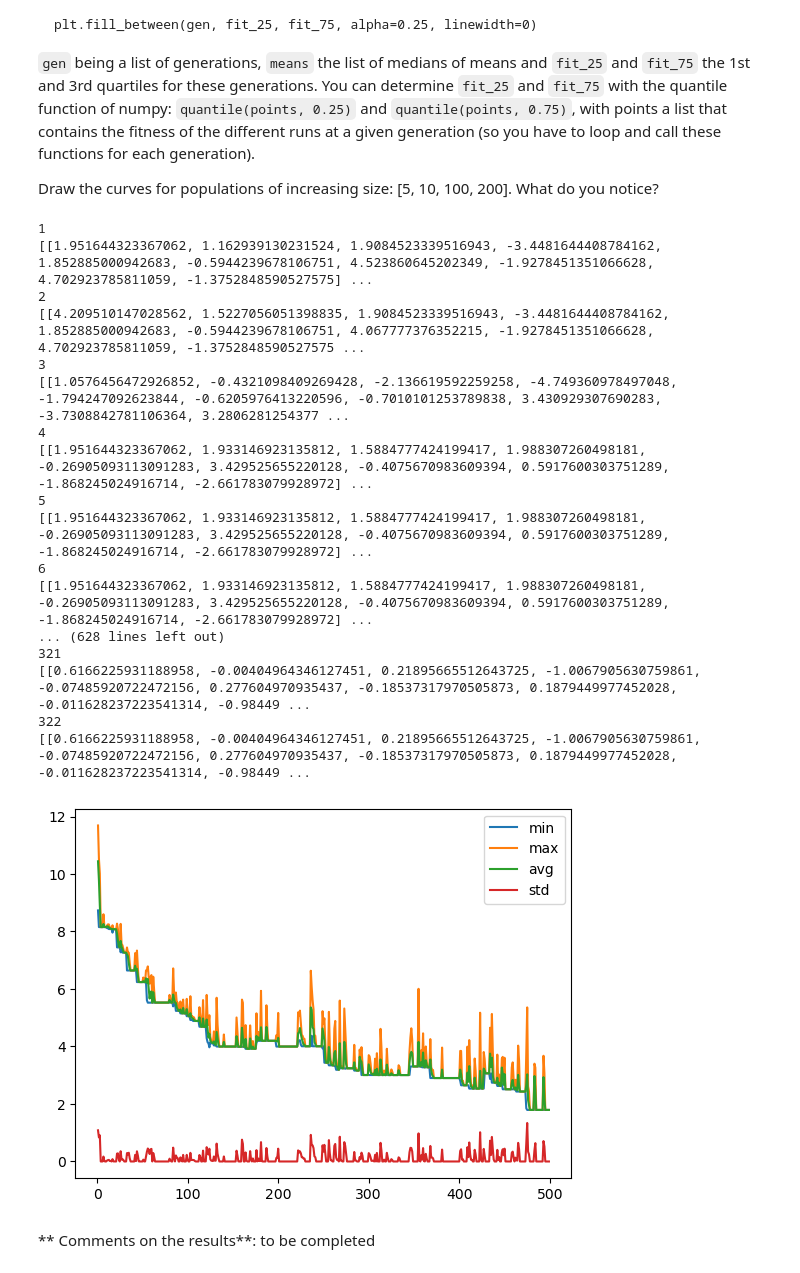
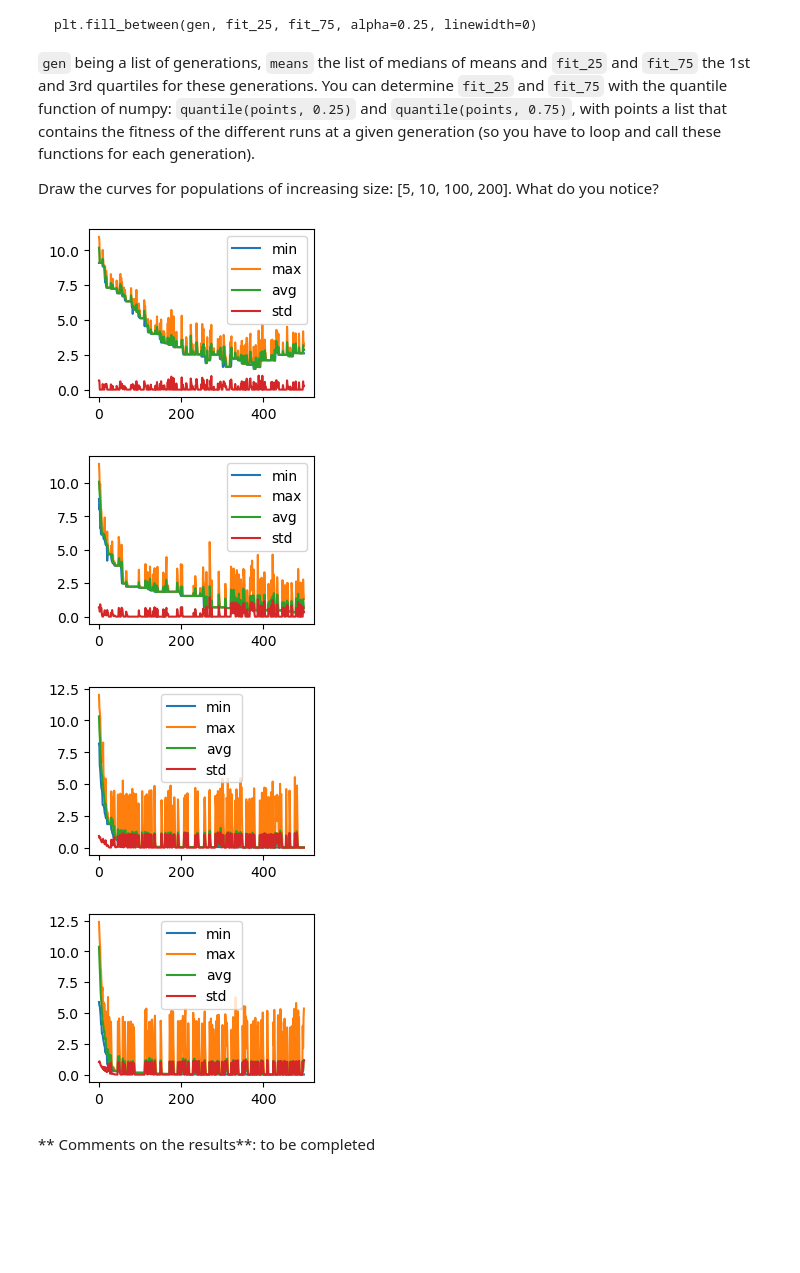
Before and after one commit to islemkobbi/M2-ISI, a Jupyter notebook: AI ROB/Eng_Enonce_2022.ipynb, the cells around one changed output. Saved outputs shown, nothing was run; the diff lists cells and outputs as text; code cells hidden in the pictures; blank space fills up the shorter version.

```diff
--- a/AI ROB/Eng_Enonce_2022.ipynb
+++ b/AI ROB/Eng_Enonce_2022.ipynb
@@ -217,44 +214,33 @@ def ackley(individual):
 # %%
 # Insert here the code to call your algorithm and draw the result curves
 
 pop_size = [5, 10, 100, 200]
 nbgen = 500 # Insert here the code to call your algorithm and draw the result curves
 ind_size = 10
 nbrun = 10
 
-pop, hof, logbook = ea_simple(pop_size[0], nbgen, ackley, ind_size)
+for i in range(4) :
 
-## to complete, don't forget to put some comments on the results in the next cell
-print("\n")
+    pop, hof, logbook = ea_simple(pop_size[i], nbgen, ackley, ind_size)
 
-gen_array = [data['gen'] for data in logbook]
-min_array = [data['min'] for data in logbook]
-max_array = [data['max'] for data in logbook]
-avg_array = [data['avg'] for data in logbook]
-std_array = [data['std'] for data in logbook]
+    ## to complete, don't forget to put some comments on the results in the next cell
+    print("\n")
 
-plt.plot(gen_array,min_array,gen_array,max_array,gen_array,avg_array,gen_array,std_array)
-plt.legend(["min","max","avg","std"])
-plt.show()
+    gen_array = [data['gen'] for data in logbook]
+    min_array = [data['min'] for data in logbook]
+    max_array = [data['max'] for data in logbook]
+    avg_array = [data['avg'] for data in logbook]
+    std_array = [data['std'] for data in logbook]
+
+    plt.subplot(2,2,i+1)
+    plt.plot(gen_array,min_array,gen_array,max_array,gen_array,avg_array,gen_array,std_array)
+    plt.legend(["min","max","avg","std"])
+    plt.show()
 # %% [output]
-1
-[[1.951644323367062, 1.162939130231524, 1.9084523339516943, -3.4481644408784162, 1.852885000942683, -0.5944239678106751, 4.523860645202349, -1.9278451351066628, 4.702923785811059, -1.3752848590527575] ...
-2
-[[4.209510147028562, 1.5227056051398835, 1.9084523339516943, -3.4481644408784162, 1.852885000942683, -0.5944239678106751, 4.067777376352215, -1.9278451351066628, 4.702923785811059, -1.3752848590527575 ...
-3
-[[1.0576456472926852, -0.4321098409269428, -2.136619592259258, -4.749360978497048, -1.794247092623844, -0.6205976413220596, -0.7010101253789838, 3.430929307690283, -3.7308842781106364, 3.2806281254377 ...
-4
-[[1.951644323367062, 1.933146923135812, 1.5884777424199417, 1.988307260498181, -0.26905093113091283, 3.429525655220128, -0.4075670983609394, 0.5917600303751289, -1.868245024916714, -2.661783079928972] ...
-5
-[[1.951644323367062, 1.933146923135812, 1.5884777424199417, 1.988307260498181, -0.26905093113091283, 3.429525655220128, -0.4075670983609394, 0.5917600303751289, -1.868245024916714, -2.661783079928972] ...
-6
-[[1.951644323367062, 1.933146923135812, 1.5884777424199417, 1.988307260498181, -0.26905093113091283, 3.429525655220128, -0.4075670983609394, 0.5917600303751289, -1.868245024916714, -2.661783079928972] ...
-... (628 lines left out)
-321
-[[0.6166225931188958, -0.00404964346127451, 0.21895665512643725, -1.0067905630759861, -0.07485920722472156, 0.277604970935437, -0.18537317970505873, 0.1879449977452028, -0.011628237223541314, -0.98449 ...
-322
-[[0.6166225931188958, -0.00404964346127451, 0.21895665512643725, -1.0067905630759861, -0.07485920722472156, 0.277604970935437, -0.18537317970505873, 0.1879449977452028, -0.011628237223541314, -0.98449 ...
-[figure, old version]
+[figure, new version]
+[figure, added]
+[figure, added]
+[figure, added]
 # %% [markdown]
 ** Comments on the results**: to be completed
 # %% [markdown]
```
Also changed, not shown: parts of 5 cells of this notebook.
